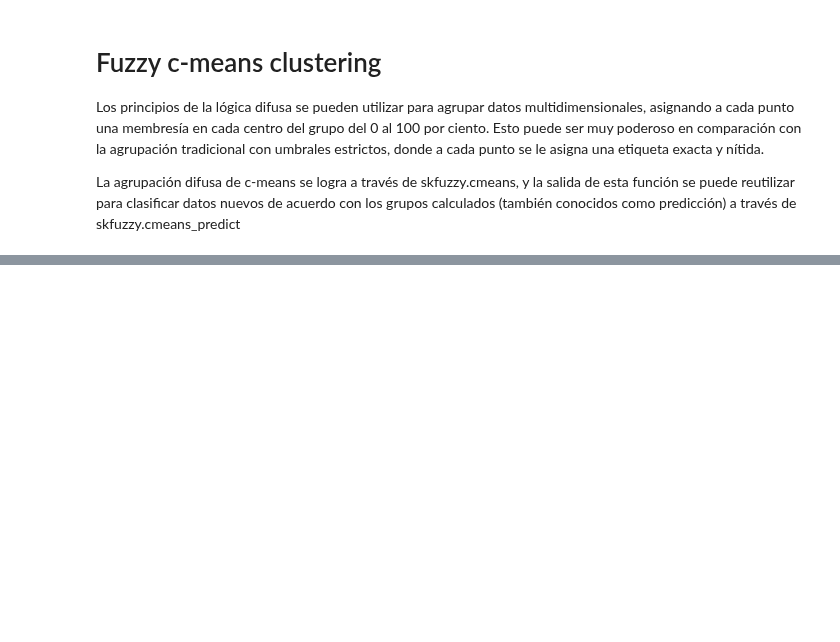
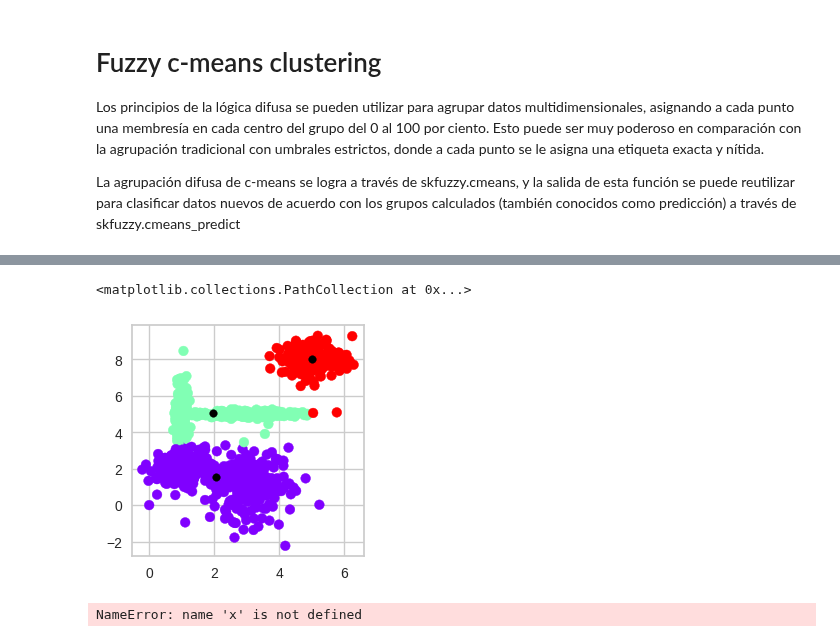
Before and after one commit to DeisyData/BIT_IA_Bootcamp, a Jupyter notebook: S10_C1_C_means_Fuzzy+kmeans.ipynb, the cells around one changed output, grey strips where cells are left out. Cells and saved outputs as stored; diff of their text form; code cells hidden in the pictures; blank space fills up the shorter version.

```diff
--- a/S10_C1_C_means_Fuzzy+kmeans.ipynb
+++ b/S10_C1_C_means_Fuzzy+kmeans.ipynb
@@ -93,0 +138,14 @@ Text(0, 0.5, 'Fuzzy partition coefficient')
+# %%
+modelo_4k = KMeans(n_clusters=3, random_state=1).fit(data)
+plt.figure(figsize=(3,3))
+plt.scatter(x = data['x'], y= data['y'], c= modelo_4k.labels_, cmap='rainbow')
+
+modelo_4k.cluster_centers_
+plt.scatter(x = modelo_4k.cluster_centers_[:,0], y = modelo_4k.cluster_centers_[:,1], s=30, c='black')
+# %% [output]
+<matplotlib.collections.PathCollection at 0x...>
+[figure, added]
+# %%
+data[x]
+# %% [output]
+NameError: name 'x' is not defined
```
Also changed, not shown: parts of 9 cells of this notebook.
